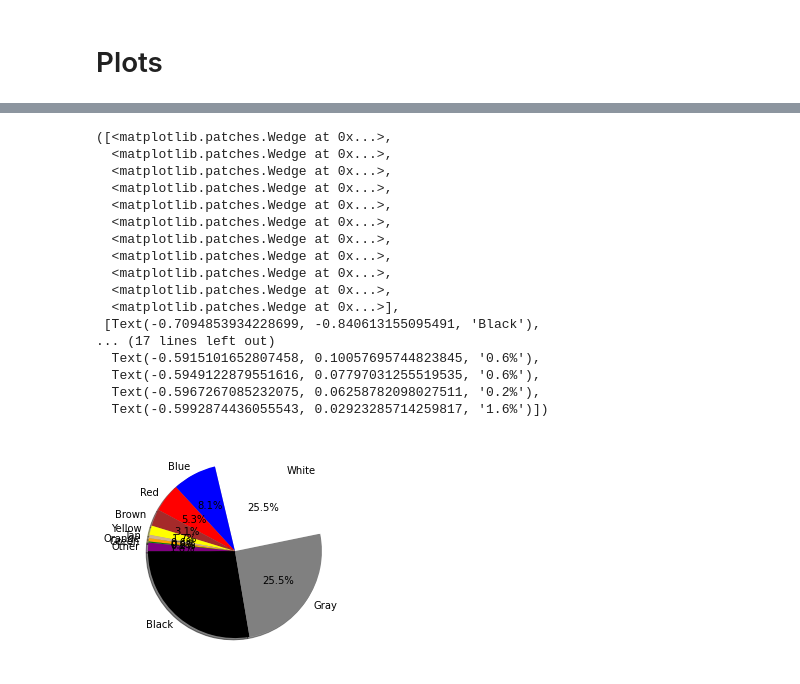
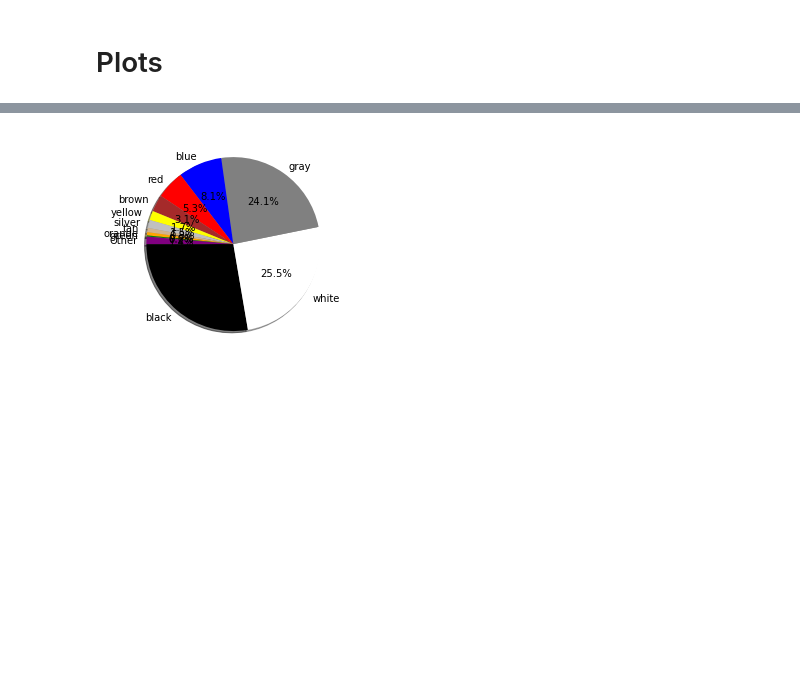
Before and after one commit to RyanAdamGonzalez1996/Project1, a Jupyter notebook: Vehicle_Color.ipynb, the cells around one changed output, grey strips where cells are left out. Cells and saved outputs as stored; diff of their text form; code cells hidden in the pictures; blank space fills up the shorter version.

Commit message:
Adds auction data and cleans its color names.

```diff
--- a/Vehicle_Color.ipynb
+++ b/Vehicle_Color.ipynb
@@ -2,7 +4,8 @@
 import pandas as pd
 import matplotlib.pyplot as plt
 # %%
-df = pd.read_csv("Resources/Parkingtickets_Dec2016.csv")
+# Reads group dataset into main dataframe
+df = pd.read_csv("Resources/Parkingtickets_Dec2016.csv", index_col=False)
 df.head()
 # %% [output]
 |  | Plate ID | Registration State | Plate Type | Issue Date | Violation Code | Vehicle Body Type | Vehicle Make | ... |
@@ -11,3 +14,8 @@ df.head()
 | 2 | GML6346 | NY | PAS | 12/19/2016 | 21 | SDN | HONDA | ... |
 | 3 | 12203MG | NY | COM | 12/1/2016 | 46 | VAN | FRUEH | ... |
 | 4 | HEG7444 | NY | PAS | 12/1/2016 | 36 | 4DSD | BMW | ... |
+# %%
+# Reads US car auction dataframe for comparison to ticketed cars
+auction_df = pd.read_csv("Resources/USA_cars_datasets.csv", index_col=False)
+#auction_df['color'].value_counts()
+auction_df.head()
@@ -33,23 +48,27 @@ for index, row in df.iterrows():
         df.drop(index, inplace=True)
 # %%
 # Defines standard color abbreviations as keys and irregular color abbreviations as values
-
 colors_dict = {
-    "Black": ('BLA', 'BK'),
-    "Blue": ('BL', "NA"),
-    "Brown": ('BR', 'BN'),
-    "Gray": ("GY", "GRA", "GREY", "GRY", "GEY", "S", "CH", "CR"), # combines grays and silvers
-    "Green": ("GRE", "GN", "GRN"),
-    "Orange": "O",
-    "Red": ("R", "BRG", "BUR", "M"), # combines reds, burgundies, and maroons
-    "Tan": ("T", "BE", "BG", "BI"), # combines tans and beiges
-    "White": "W",
-    "Yellow": "Y"
+    "black": ('BLA', 'BK'),
+    "blue": ('BL', "NA"),
+    "brown": ('BR', 'BN'),
+    "silver": ("S", "CH", "CR"),
+    "gray": ("GY", "GRA", "GREY", "GRY", "GEY"), # combines grays and silvers
+    "green": ("GRE", "GN", "GRN"),
+    "orange": "O",
+    "red": ("R", "BRG", "BUR", "M"), # combines reds, burgundies, and maroons
+    "tan": ("T", "BE", "BG", "BI", "GO", "GL"), # combines tans and beiges
+    "white": "W",
+    "yellow": "Y"
 }
 
-# Loops through keys and changes irregular abbreviations to standard
+# Loops through keys
 for color in colors_dict:
+    # Changes varying colors in original df to standard colors
     df["Vehicle Color"].loc[df['Vehicle Color'].str.startswith(colors_dict[color], na=False)==True] = color
+
+    # Changes varying colors in auction df to standard colors
+    auction_df['color'].loc[auction_df['color'].str.contains(color, regex=False)==True] = color
 # %% [output]
 A value is trying to be set on a copy of a slice from a DataFrame
 
@@ -111,3 +131,3 @@ color_df
 # %%
-colors = [c if c!='Other' else 'purple' for c in color_df['Colors']]
-colors
+# Set pie chart colors
+pie_colors = [c if c!='Other' else 'purple' for c in color_df['Colors']]
@@ -126,27 +134,11 @@ colors
 # %%
 plt.pie(color_df['Num Cars'],
         labels=color_df['Colors'],
-        colors=colors,
+        colors=pie_colors,
         shadow=True,
         autopct='%1.1f%%',
         startangle=180
        )
+plt.show()
 # %% [output]
-([<matplotlib.patches.Wedge at 0x...>,
-  <matplotlib.patches.Wedge at 0x...>,
-  <matplotlib.patches.Wedge at 0x...>,
-  <matplotlib.patches.Wedge at 0x...>,
-  <matplotlib.patches.Wedge at 0x...>,
-  <matplotlib.patches.Wedge at 0x...>,
-  <matplotlib.patches.Wedge at 0x...>,
-  <matplotlib.patches.Wedge at 0x...>,
-  <matplotlib.patches.Wedge at 0x...>,
-  <matplotlib.patches.Wedge at 0x...>,
-  <matplotlib.patches.Wedge at 0x...>],
- [Text(-0.7094853934228699, -0.840613155095491, 'Black'),
-... (17 lines left out)
-  Text(-0.5915101652807458, 0.10057695744823845, '0.6%'),
-  Text(-0.5949122879551616, 0.07797031255519535, '0.6%'),
-  Text(-0.5967267085232075, 0.06258782098027511, '0.2%'),
-  Text(-0.5992874436055543, 0.02923285714259817, '1.6%')])
-[figure, old version]
+[figure, new version]
```
Also changed, not shown: parts of 5 cells of this notebook, 1 other file.
